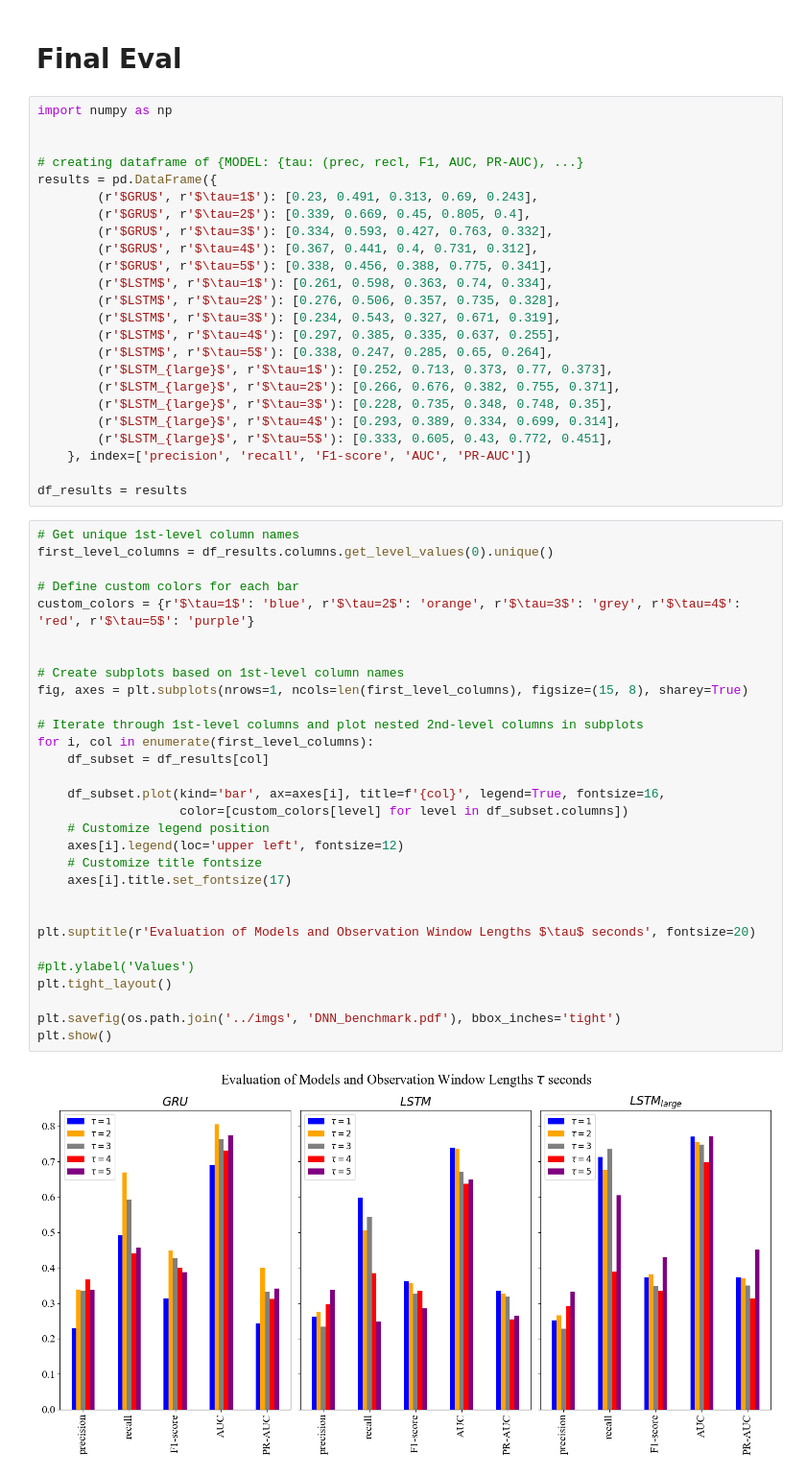
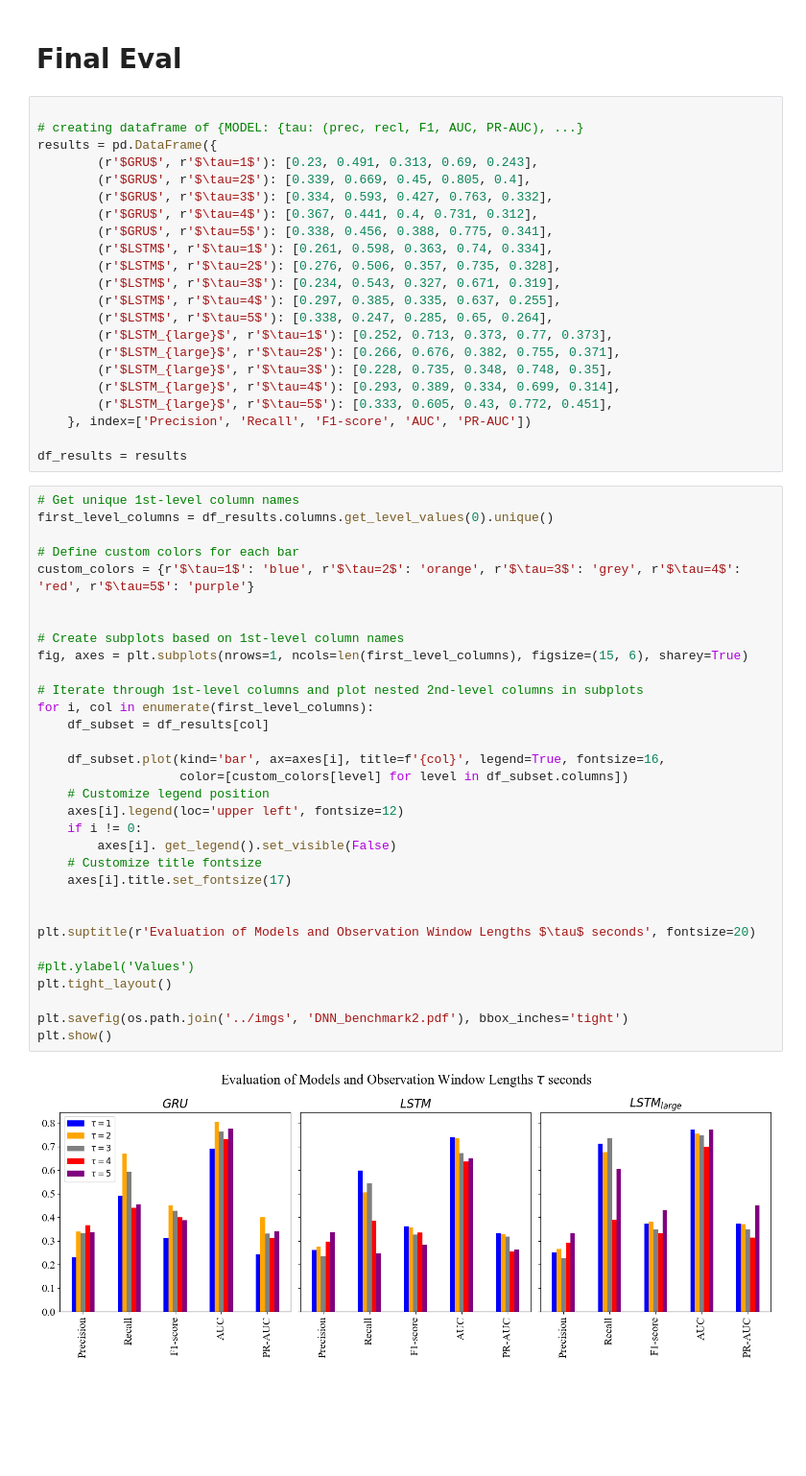
Before and after one commit to zdai257/WALI-HRI, a Jupyter notebook: src/analytics.ipynb, the cells around one changed output. Shown: that part at 96% size. Drawn from its saved outputs; the diff is of its cells as text; blank space fills up the shorter version.

```diff
--- a/src/analytics.ipynb
+++ b/src/analytics.ipynb
@@ -447,8 +447,6 @@ Std_dev_duration_per_distract  3.0657084592164927
 # %% [markdown]
 # Final Eval
 # %%
-import numpy as np
-
 
 # creating dataframe of {MODEL: {tau: (prec, recl, F1, AUC, PR-AUC), ...}
 results = pd.DataFrame({
@@ -467,38 +465,40 @@ results = pd.DataFrame({
         (r'$LSTM_{large}$', r'$\tau=3$'): [0.228, 0.735, 0.348, 0.748, 0.35],
         (r'$LSTM_{large}$', r'$\tau=4$'): [0.293, 0.389, 0.334, 0.699, 0.314],
         (r'$LSTM_{large}$', r'$\tau=5$'): [0.333, 0.605, 0.43, 0.772, 0.451],
-    }, index=['precision', 'recall', 'F1-score', 'AUC', 'PR-AUC'])
+    }, index=['Precision', 'Recall', 'F1-score', 'AUC', 'PR-AUC'])
 
 df_results = results
 # %%
 # Get unique 1st-level column names
 first_level_columns = df_results.columns.get_level_values(0).unique()
 
 # Define custom colors for each bar
 custom_colors = {r'$\tau=1$': 'blue', r'$\tau=2$': 'orange', r'$\tau=3$': 'grey', r'$\tau=4$': 'red', r'$\tau=5$': 'purple'}
 
 
 # Create subplots based on 1st-level column names
-fig, axes = plt.subplots(nrows=1, ncols=len(first_level_columns), figsize=(15, 8), sharey=True)
+fig, axes = plt.subplots(nrows=1, ncols=len(first_level_columns), figsize=(15, 6), sharey=True)
 
 # Iterate through 1st-level columns and plot nested 2nd-level columns in subplots
 for i, col in enumerate(first_level_columns):
     df_subset = df_results[col]
 
     df_subset.plot(kind='bar', ax=axes[i], title=f'{col}', legend=True, fontsize=16,
                    color=[custom_colors[level] for level in df_subset.columns])
     # Customize legend position
     axes[i].legend(loc='upper left', fontsize=12)
+    if i != 0:
+        axes[i]. get_legend().set_visible(False)
     # Customize title fontsize
     axes[i].title.set_fontsize(17)
 
 
 plt.suptitle(r'Evaluation of Models and Observation Window Lengths $\tau$ seconds', fontsize=20)
 
 #plt.ylabel('Values')
 plt.tight_layout()
 
-plt.savefig(os.path.join('../imgs', 'DNN_benchmark.pdf'), bbox_inches='tight')
+plt.savefig(os.path.join('../imgs', 'DNN_benchmark2.pdf'), bbox_inches='tight')
 plt.show()
 # %% [output]
-[figure, old version]
+[figure, new version]
```
Also changed, not shown: 1 other file.
